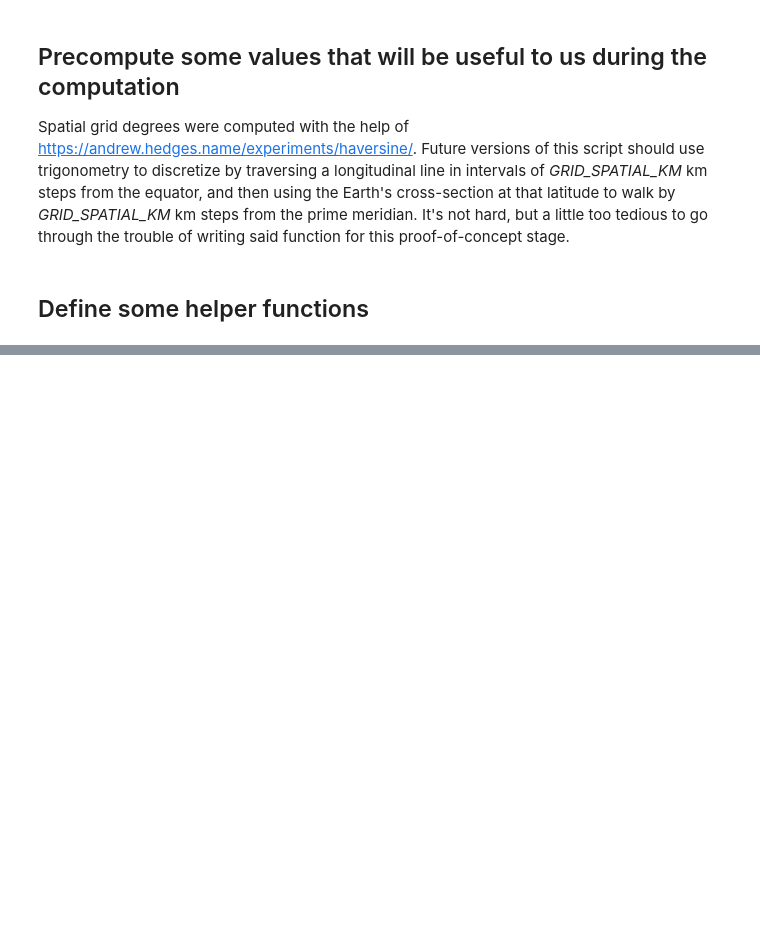
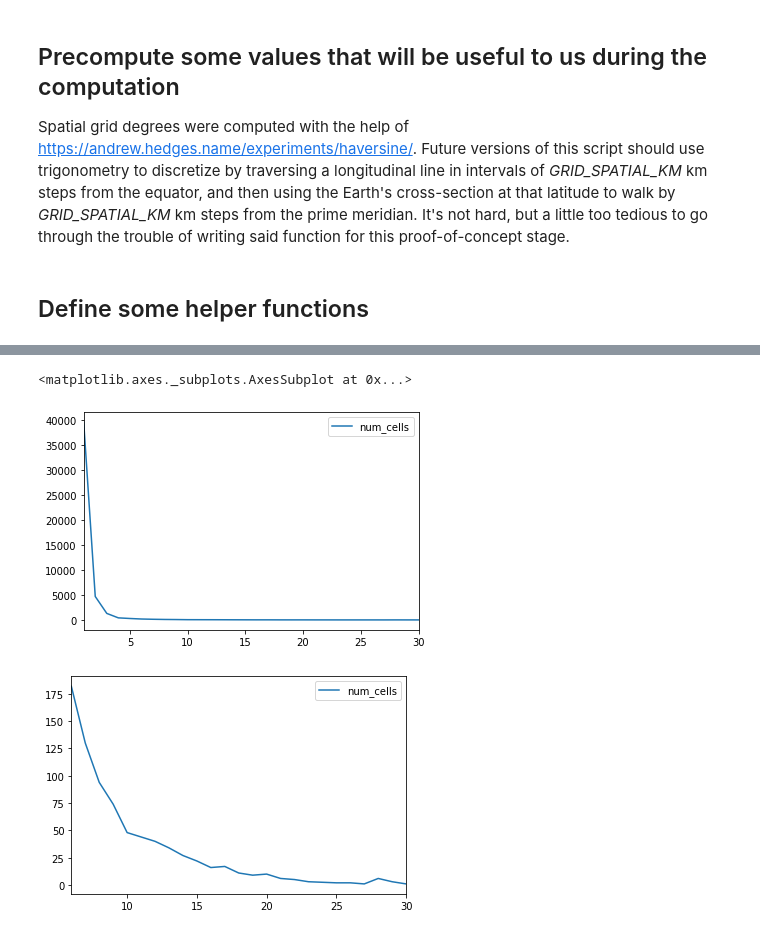
Before and after one commit to freyley/proof, a Jupyter notebook: geolife-density-time-grid/notebooks/Discretize-Geolife-Trajectories.ipynb, the cells around one changed output, grey strips where cells are left out. Cells and saved outputs as stored; diff of their text form; code cells hidden in the pictures; blank space fills up the shorter version.

```diff
--- a/geolife-density-time-grid/notebooks/Discretize-Geolife-Trajectories.ipynb
+++ b/geolife-density-time-grid/notebooks/Discretize-Geolife-Trajectories.ipynb
@@ -112,5 +113,7 @@ def determine_grid_cell(df):
 # %%
 %%time
+
+print(f'Started at {datetime.datetime.now()}')
 
 import pandas as pd
 
@@ -150,5 +153,4 @@ for traj_path in trajectory_folder_paths:
 
 
     print(f'\nTrajectory ID {traj_id} done.\n')
-    break
 # %% [output]
@@ -165,0 +184,15 @@ len(cell_spatiotemporal_tallies)
+# %%
+tallybuckets = {}
+for cellkey, celltally in cell_spatiotemporal_tallies.items():
+    if celltally not in tallybuckets:
+        tallybuckets[celltally] = 1
+    else:
+        tallybuckets[celltally] += 1
+
+tallybucket_keys = [int(x) for x in tallybuckets.keys()]
+tallybucket_keys.sort()
+
+tallybucket_values = [tallybuckets[x] for x in tallybucket_keys]
+
+tallydf = pd.DataFrame(tallybucket_values, index=tallybucket_keys, columns=['num_cells'])
+tallydf
@@ -165,0 +217,10 @@ len(cell_spatiotemporal_tallies)
+# %%
+import matplotlib.pyplot as plt
+%matplotlib inline
+
+tallydf.plot()
+tallydf[5:].plot()
+# %% [output]
+<matplotlib.axes._subplots.AxesSubplot at 0x...>
+[figure, added]
+[figure, added]
```
Also changed, not shown: parts of 20 cells of this notebook, 2 other files.
